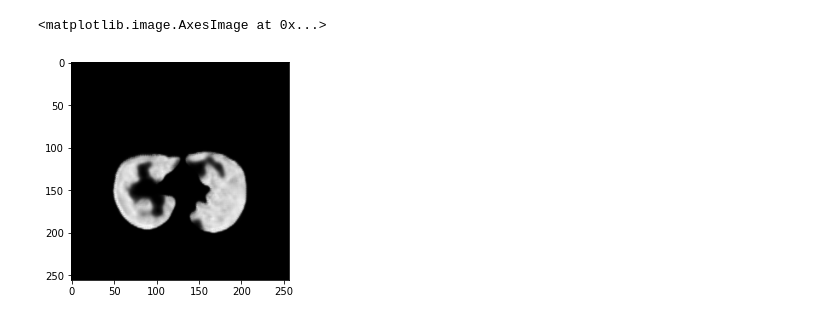
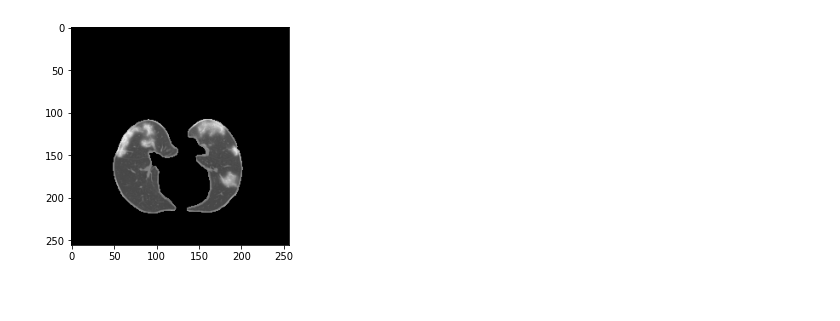
Before and after one commit to ByeonChanHO/COVID-19_Automatic_Diagnosis_System_by_CT, a Jupyter notebook: infection.ipynb, the cells around one changed output. Drawn from its saved outputs; the diff is of its cells as text; code cells hidden in the pictures.

```diff
--- a/infection.ipynb
+++ b/infection.ipynb
@@ -290,5 +297,12 @@ for i in range(40):
-# %%
-plt.imshow(temp.squeeze(), cmap='gray')
-# %% [output]
-<matplotlib.image.AxesImage at 0x...>
-[figure, removed]
+# %%
+copy_predict = predic[25].copy()
+copy_test = x_test[25].copy()
+# %%
+copy_test = cv2.add(copy_test,copy_predict)
+plt.imshow(copy_test.squeeze(), cmap = 'gray')
+copy_predict = (copy_predict/ np.max(copy_predict))
+for i in range(10) :
+    copy_predict = copy_predict * 10
+    copy_predict = (copy_predict/ np.max(copy_predict))
+# %% [output]
+[figure, added]
```
Also changed, not shown: parts of 10 cells of this notebook.
